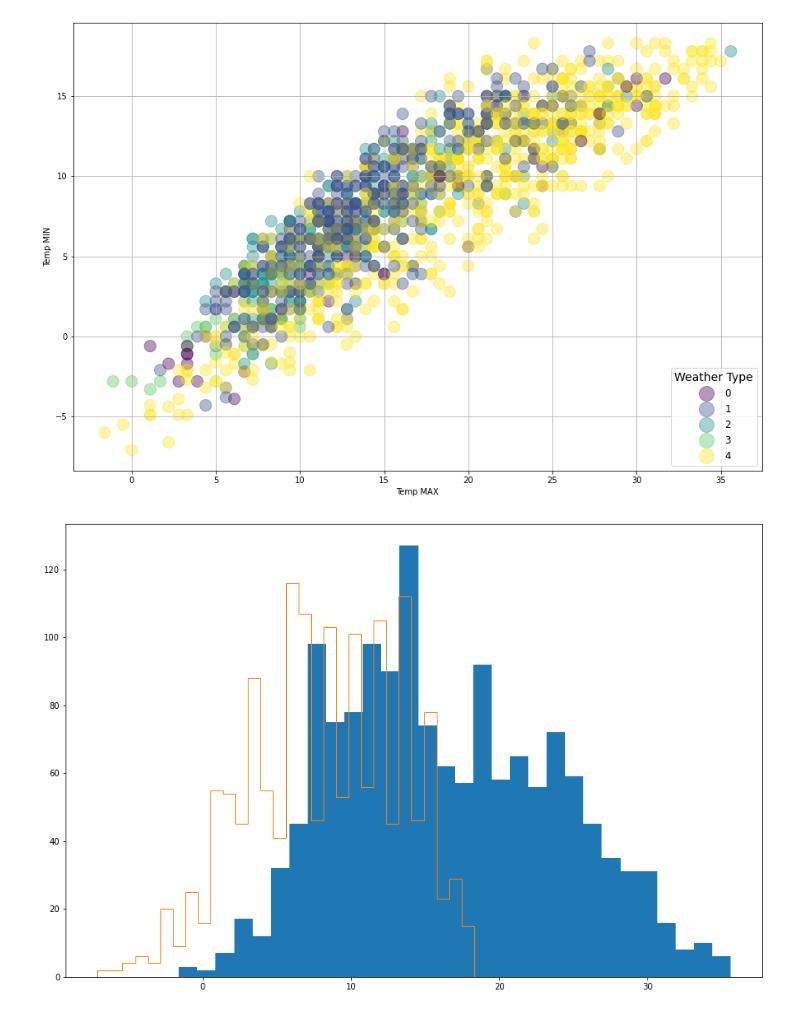
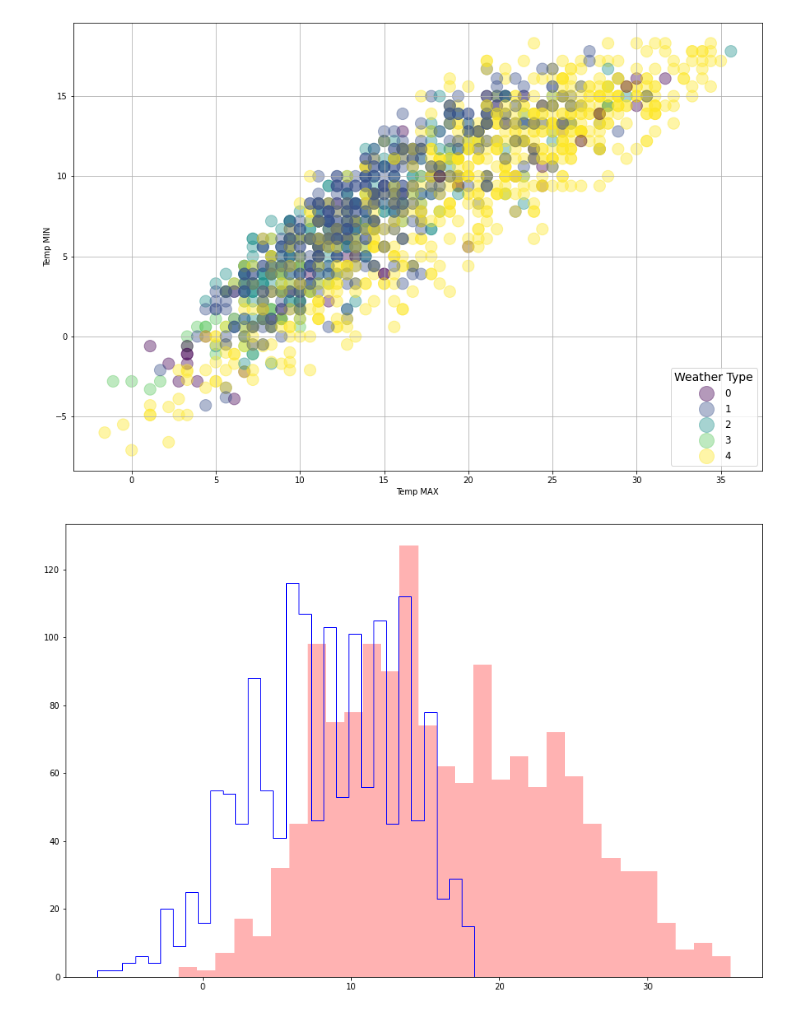
Before and after one commit to danm00nster/zaliczenie_IDW, a Jupyter notebook: Zaliczenie_IWD_Daniel_Kwiecinski.ipynb, the cells around one changed output. Saved outputs shown, nothing was run; the diff lists cells and outputs as text; code cells hidden in the pictures.

```diff
--- a/Zaliczenie_IWD_Daniel_Kwiecinski.ipynb
+++ b/Zaliczenie_IWD_Daniel_Kwiecinski.ipynb
@@ -393,8 +387,8 @@ Name: weather, dtype: object
 [figure]
 # %%
 fig, ax=plt.subplots(figsize=(15,10))
-ax.hist(weather['temp_max'],bins=30)
-ax.hist(weather['temp_min'], bins=30, histtype='step')
+ax.hist(weather['temp_max'],bins=30, color='r', alpha=0.3)
+ax.hist(weather['temp_min'], bins=30, histtype='step', color='b')
 plt.show()
 # %% [output]
-[figure, old version]
+[figure, new version]
```
Also changed, not shown: parts of 3 cells of this notebook.
